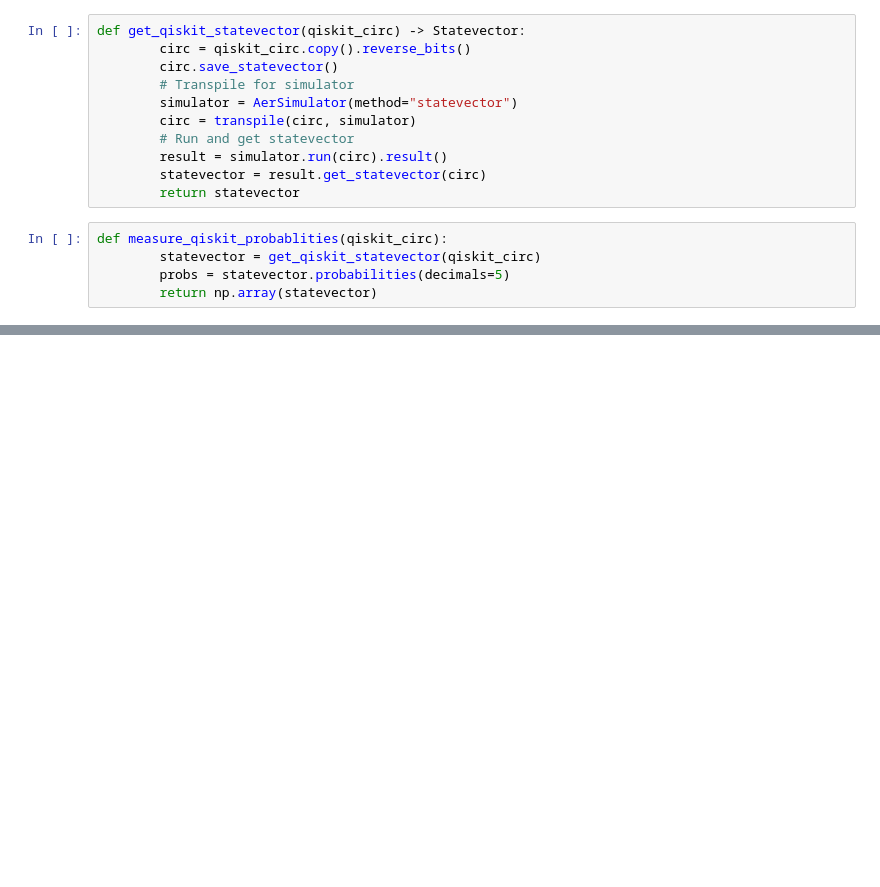
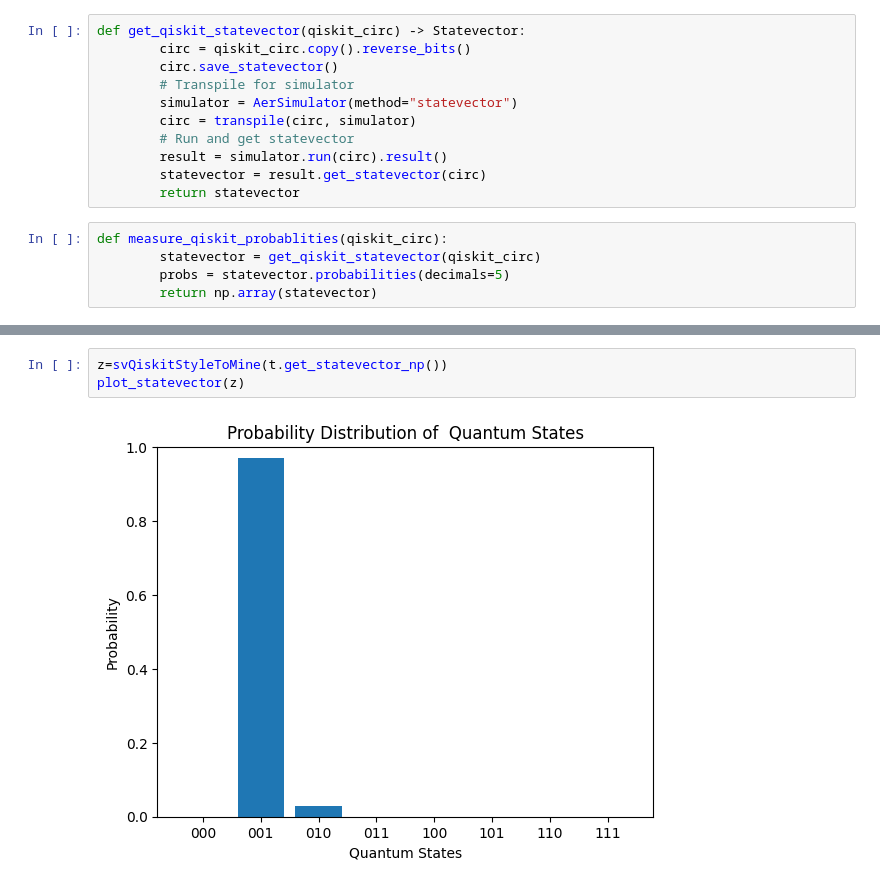
Before and after one commit to andreiilinescu/quantum_mps_simulator, a Jupyter notebook: playground.ipynb, the cells around one changed output, grey strips where cells are left out. Drawn from its saved outputs; the diff is of its cells as text; blank space fills up the shorter version.

```diff
--- a/playground.ipynb
+++ b/playground.ipynb
@@ -44,0 +119,5 @@ print(sim.get_statevector_np())
+# %%
+z=svQiskitStyleToMine(t.get_statevector_np())
+plot_statevector(z)
+# %% [output]
+[figure, added]
```
Also changed, not shown: parts of 8 cells of this notebook, 3 other files.
